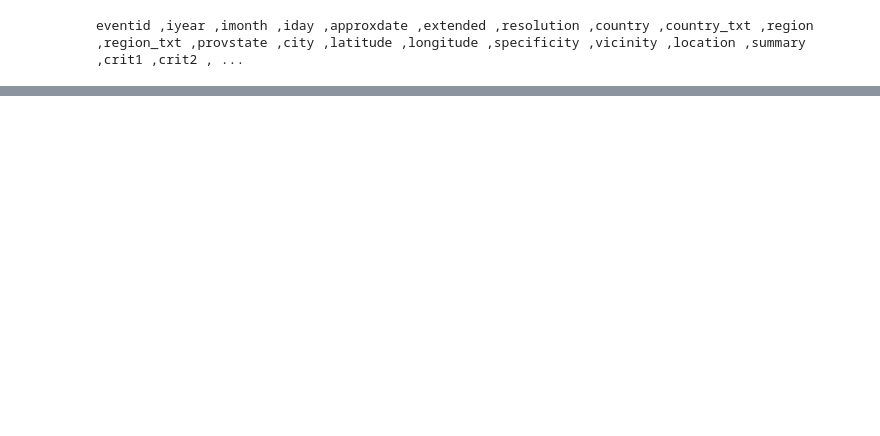
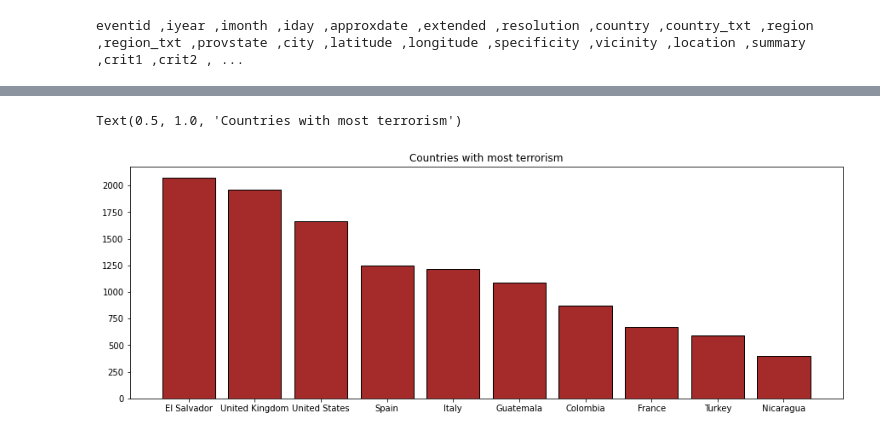
Before and after one commit to SatyamPalkar/LGMVIP-DataScience, a Jupyter notebook: INTERMEDIATE_LEVEL_TASK1.ipynb, the cells around one changed output, grey strips where cells are left out. Cells and saved outputs as stored; diff of their text form; code cells hidden in the pictures; blank space fills up the shorter version.

```diff
--- a/INTERMEDIATE_LEVEL_TASK1.ipynb
+++ b/INTERMEDIATE_LEVEL_TASK1.ipynb
@@ -92,6 +92,11 @@ for i in data.columns:
 eventid ,iyear ,imonth ,iday ,approxdate ,extended ,resolution ,country ,country_txt ,region ,region_txt ,provstate ,city ,latitude ,longitude ,specificity ,vicinity ,location ,summary ,crit1 ,crit2 , ...
 # %%
 cols = data.columns
+# %%
+cols = []
+for i in cols:
+    if data[i].isnull().sum() > 1500000:
+        cols.append(i)
 # %%
 data = data.drop(cols, axis=1)
 # %%
@@ -114,0 +144,10 @@ NameError: ignored
+# %%
+x, y = countries_with_most_terrorism.index, countries_with_most_terrorism.values
+
+fig, ax = plt.subplots(figsize=(15,5))
+ax.bar(x, y,align="center",edgecolor="black",color="brown")
+plt.xticks(rotation=0)
+plt.title("Countries with most terrorism")
+# %% [output]
+Text(0.5, 1.0, 'Countries with most terrorism')
+[figure, added]
```
Also changed, not shown: parts of 27 cells of this notebook.
